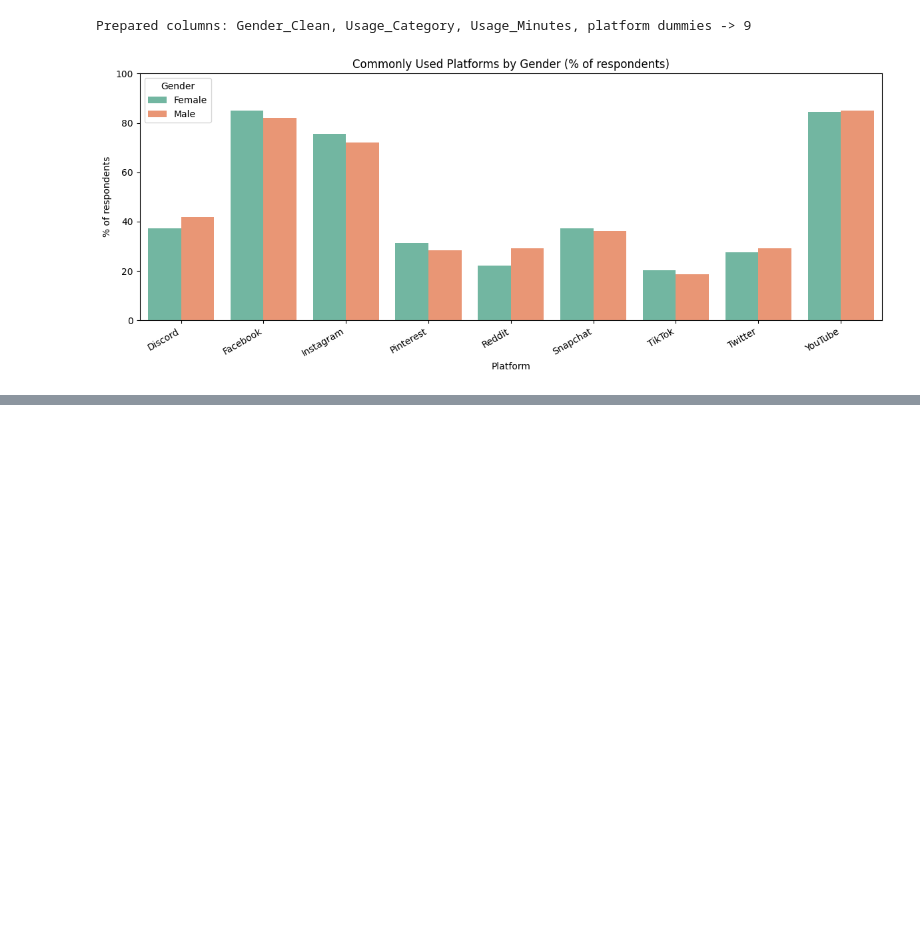
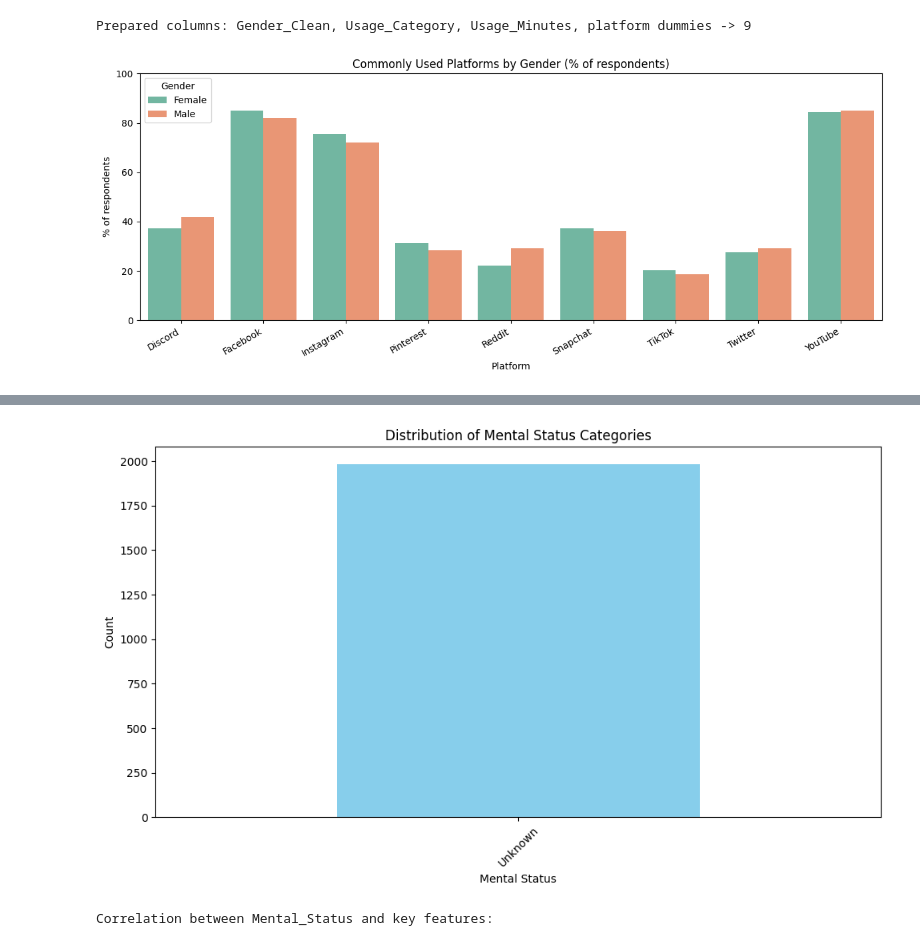
Before and after one commit to TasnimulIntazamAsif/Social_Media_Addiction, a Jupyter notebook: SMMH_Visuals_2.ipynb, the cells around one changed output, grey strips where cells are left out. Drawn from its saved outputs; the diff is of its cells as text; code cells hidden in the pictures; blank space fills up the shorter version.

```diff
--- a/SMMH_Visuals_2.ipynb
+++ b/SMMH_Visuals_2.ipynb
@@ -173,0 +212,78 @@ ValueError: cannot insert Gender_Clean, already exists
+# %%
+# Feature Engineering: Create Mental Status column based on relevant features
+
+# Define the features that contribute to mental status assessment
+mental_health_features = [
+    'Bothered_By_Worries',
+    'Difficulty_Concentrating',
+    'Depressed_Or_Down',
+    'Interest_Fluctuation',
+    'Sleep_Issues',
+    'SM_Usage_Without_Purpose',
+    'SM_Distraction',
+    'Restless_Without_SM',
+    'Easily_Distracted',
+    'Social_Media_Comparison',
+    'Negative_Comparison_Feelings',
+    'Validation_Seeking'
+]
+
+# Create a function to calculate mental status score
+def calculate_mental_status(row):
+    # Extract relevant features that exist in the dataframe
+    valid_features = [f for f in mental_health_features if f in row.index]
+
+    if not valid_features:
+        return "Unknown"  # No relevant features found
+
+    # Calculate the average score from available features
+    total_score = sum(row[feature] for feature in valid_features)
+    avg_score = total_score / len(valid_features)
+
+    # Classify based on average score
+    if avg_score <= 1.5:
+        return "Mild"
+    elif avg_score <= 2.5:
+        return "Minimal Moderate"
+    elif avg_score <= 3.5:
+        return "Moderate"
+    elif avg_score <= 4.5:
+        return "Severe"
+    else:
+        return "Extremely Severe"
+
+# Apply the function to create the new column
+df['Mental_Status'] = df.apply(calculate_mental_status, axis=1)
+
+# Display the distribution of mental status categories
+mental_status_counts = df['Mental_Status'].value_counts()
+print("\nDistribution of Mental Status categories:")
+print(mental_status_counts)
+
+# Visualize the distribution
+plt.figure(figsize=(10, 6))
+mental_status_counts.plot(kind='bar', color='skyblue')
+plt.title('Distribution of Mental Status Categories')
+plt.xlabel('Mental Status')
+plt.ylabel('Count')
+plt.xticks(rotation=45)
+plt.tight_layout()
+plt.show()
+
+# Check correlation between Mental_Status and other key features
+print("\nCorrelation between Mental_Status and key features:")
+# Convert Mental_Status to numeric for correlation analysis
+status_mapping = {
+    'Mild': 1,
+    'Minimal Moderate': 2,
+    'Moderate': 3,
+    'Severe': 4,
+    'Extremely Severe': 5
+}
+df['Mental_Status_Numeric'] = df['Mental_Status'].map(status_mapping)
+
+# Calculate correlations with key features
+for feature in [f for f in mental_health_features if f in df.columns]:
+    correlation = df['Mental_Status_Numeric'].corr(df[feature])
+    print(f"- {feature}: {correlation:.4f}")
+# %% [output]
@@ -173,0 +294,2 @@ ValueError: cannot insert Gender_Clean, already exists
+[figure, added]
+Correlation between Mental_Status and key features:
```
Also changed, not shown: parts of 4 cells of this notebook, 5 other files.
